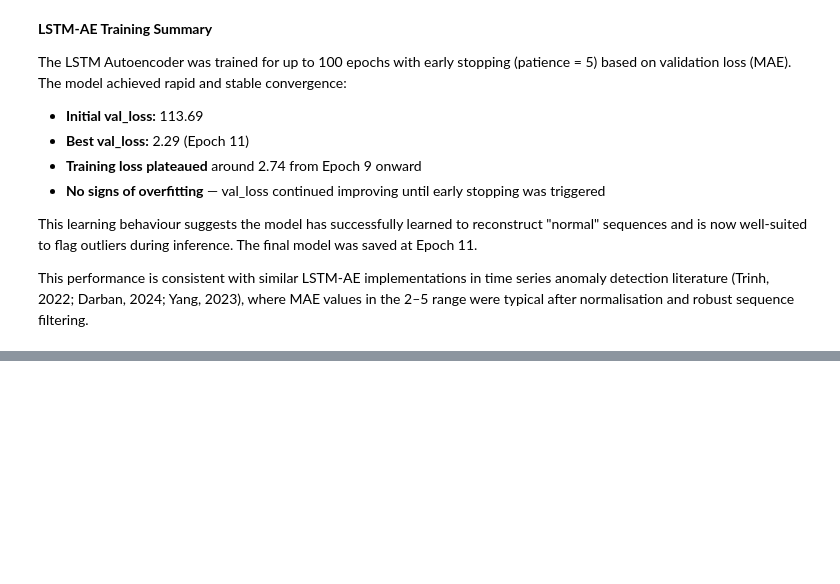
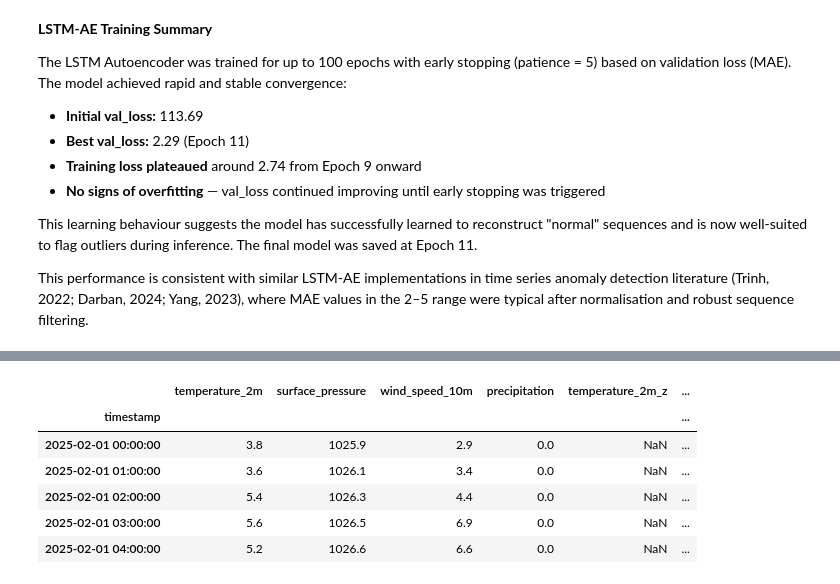
Before and after one commit to Jeremiah-Bachtin/comp1884-group6-weather-anomaly-detection-system, a Jupyter notebook: notebooks/notebook_jeremy_ETL_and_ML_v1.ipynb, the cells around one changed output, grey strips where cells are left out. Saved outputs shown, nothing was run; the diff lists cells and outputs as text; code cells hidden in the pictures; blank space fills up the shorter version.

```diff
--- a/notebooks/notebook_jeremy_ETL_and_ML_v1.ipynb
+++ b/notebooks/notebook_jeremy_ETL_and_ML_v1.ipynb
@@ -418,7 +415,7 @@ debug_counts = {
 }
 train_sequences = []
 # %%
-# Step 5.2: Construct Sequences from df_train
+# Step 5.3: Construct Sequences from df_train
 
 # Slide window across full training set
 for start in range(0, len(df_train) - sequence_length + 1, sequence_stride):
@@ -431,7 +428,7 @@ for start in range(0, len(df_train) - sequence_length + 1, sequence_stride):
         continue
 
     # Skip if anomaly count exceeds threshold
-    if window['is_anomaly'].sum() > max_allowed_anomalies:
+    if window['is_if_anomaly'].sum() > max_allowed_anomalies:
         debug_counts['has_anomalies'] += 1
         continue
 
@@ -701,0 +807,25 @@ Our model shows strong generalisation, with low mean absolute errors across most
+# %%
+# Step 10.3 Merge the LSTM-AE score (mean MAE per timestamp) into df_val
+
+# Join using timestamp alignment (df_val index is datetime-based)
+
+if 'lstm_score' in df_val.columns:
+    df_val.drop(columns='lstm_score', inplace=True)
+
+df_val = df_val.merge(
+    df_lstm_recon_errors_agg,
+    how='left',
+    left_index=True,
+    right_on='timestamp'
+).set_index('timestamp')
+
+
+df_val.head()
+# %% [output]
+|  | temperature_2m | surface_pressure | wind_speed_10m | precipitation | temperature_2m_z | ... |
+| timestamp |  |  |  |  |  | ... |
+| 2025-02-01 00:00:00 | 3.8 | 1025.9 | 2.9 | 0.0 | NaN | ... |
+| 2025-02-01 01:00:00 | 3.6 | 1026.1 | 3.4 | 0.0 | NaN | ... |
+| 2025-02-01 02:00:00 | 5.4 | 1026.3 | 4.4 | 0.0 | NaN | ... |
+| 2025-02-01 03:00:00 | 5.6 | 1026.5 | 6.9 | 0.0 | NaN | ... |
+| 2025-02-01 04:00:00 | 5.2 | 1026.6 | 6.6 | 0.0 | NaN | ... |
```
Also changed, not shown: parts of 26 cells of this notebook.
